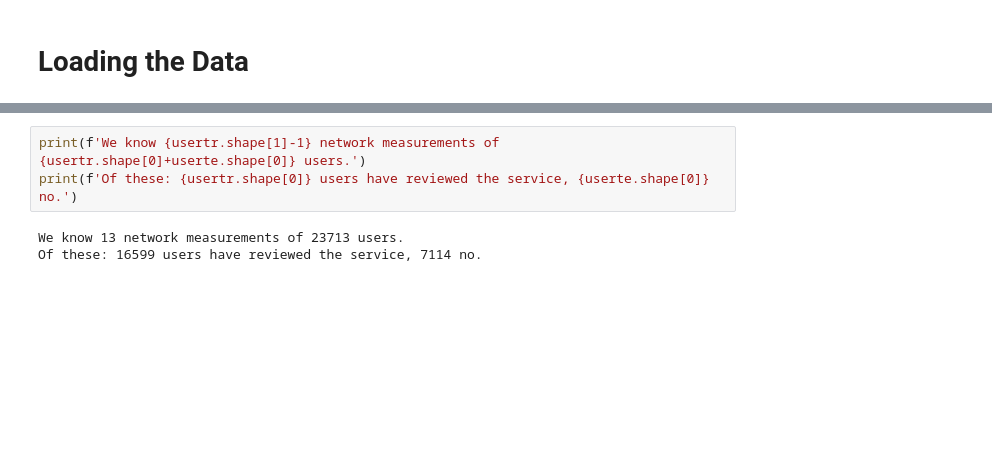
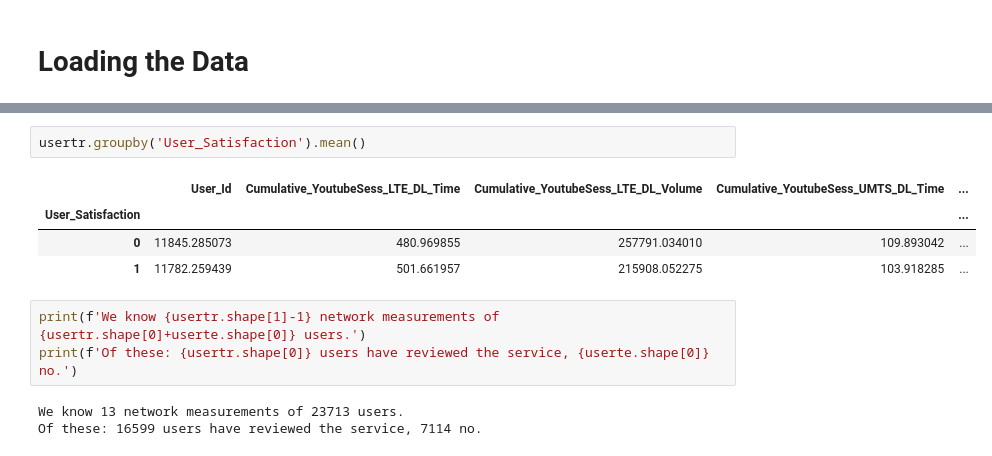
Before and after one commit to riccardocadei/ML4Networking-Contest-2019-PoliMI, a Jupyter notebook: main.ipynb, the cells around one changed output, grey strips where cells are left out. Drawn from its saved outputs; the diff is of its cells as text; blank space fills up the shorter version.

```diff
--- a/main.ipynb
+++ b/main.ipynb
@@ -13,6 +14,13 @@ usertr.head()
 | 2 | 21473 | 22.386 | 20267 | 0.000 | 0 | ... |
 | 3 | 11825 | 3617.853 | 1383189 | 225.367 | 65340 | ... |
 | 4 | 15844 | 62.493 | 20774 | 0.000 | 0 | ... |
+# %%
+usertr.groupby('User_Satisfaction').mean()
+# %% [output]
+|  | User_Id | Cumulative_YoutubeSess_LTE_DL_Time | Cumulative_YoutubeSess_LTE_DL_Volume | Cumulative_YoutubeSess_UMTS_DL_Time | ... |
+| User_Satisfaction |  |  |  |  | ... |
+| 0 | 11845.285073 | 480.969855 | 257791.034010 | 109.893042 | ... |
+| 1 | 11782.259439 | 501.661957 | 215908.052275 | 103.918285 | ... |
 # %%
 print(f'We know {usertr.shape[1]-1} network measurements of {usertr.shape[0]+userte.shape[0]} users.')
 print(f'Of these: {usertr.shape[0]} users have reviewed the service, {userte.shape[0]} no.')
```
Also changed, not shown: parts of 8 cells of this notebook.
